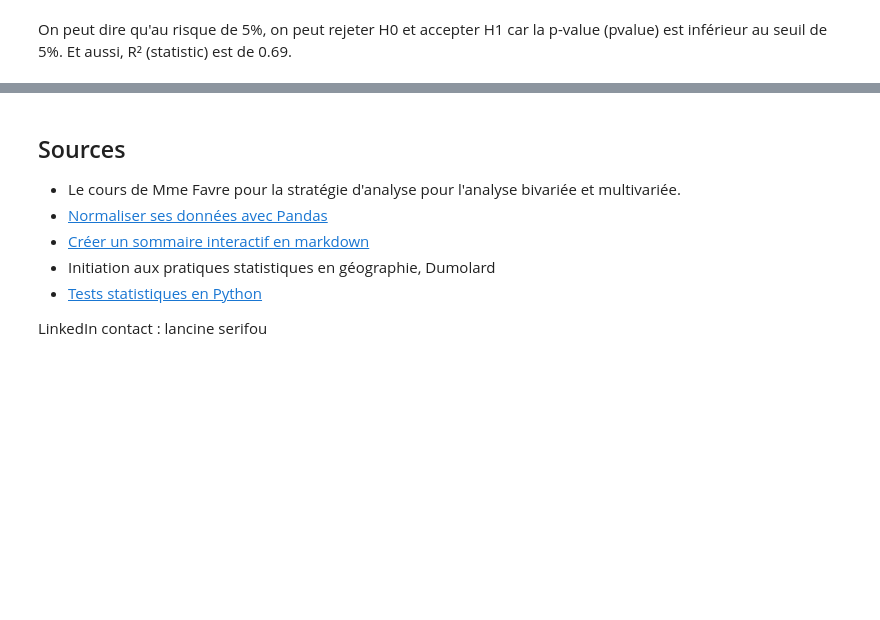
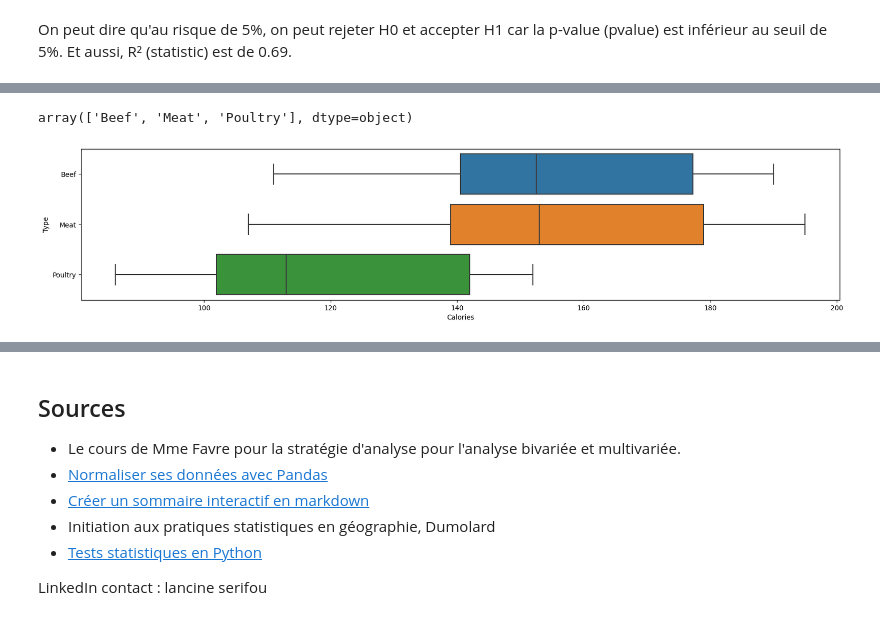
Before and after one commit to wilfrid03/STATISTIQUES_PYTHON, a Jupyter notebook: analyses_statistiques_attributaire.ipynb, the cells around one changed output, grey strips where cells are left out. Drawn from its saved outputs; the diff is of its cells as text; code cells hidden in the pictures; blank space fills up the shorter version.

```diff
--- a/analyses_statistiques_attributaire.ipynb
+++ b/analyses_statistiques_attributaire.ipynb
@@ -242,0 +268,3 @@ On peut dire qu'au risque de 5%, on peut rejeter H0 et accepter H1 car la p-valu
+# %%
+df=pandas.read_csv(".\\DONNEES\\Hotdogs.csv", sep=";", encoding="utf-8")
+df.head()
@@ -242,0 +278,9 @@ On peut dire qu'au risque de 5%, on peut rejeter H0 et accepter H1 car la p-valu
+# %%
+df.Type.unique()
+# %% [output]
+array(['Beef', 'Meat', 'Poultry'], dtype=object)
+# %%
+plt.subplots(figsize=(20,4))
+ax = seaborn.boxplot(x="Calories", y="Type", data=df)
+# %% [output]
+[figure, added]
```
Also changed, not shown: parts of 28 cells of this notebook, 6 other files.
